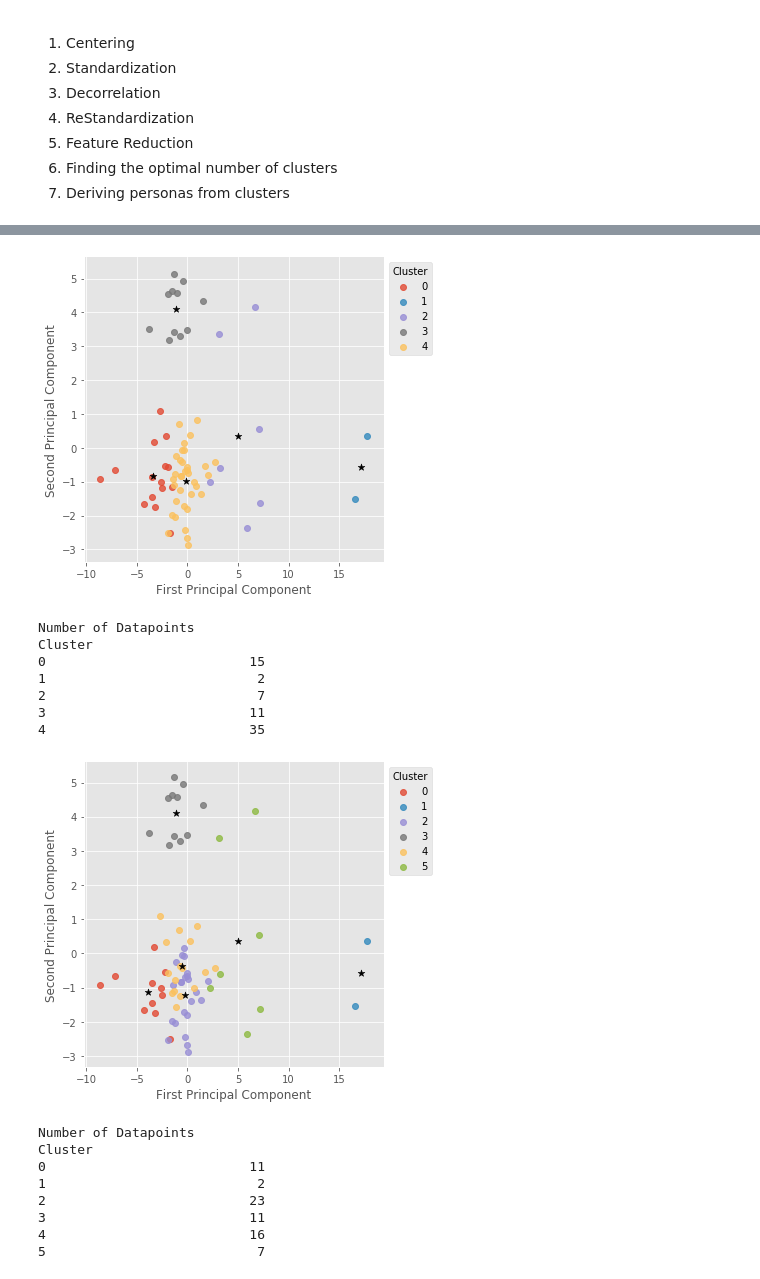
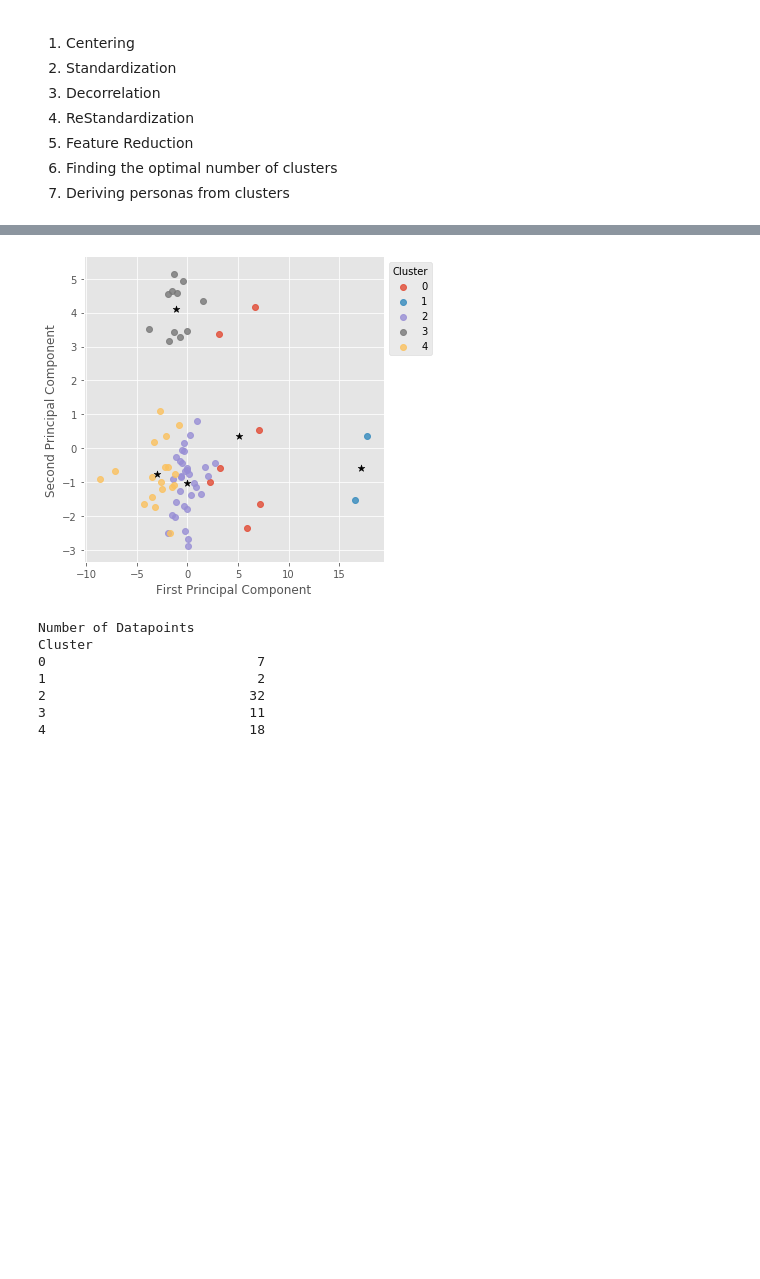
Before and after one commit to victor-alves/MapleSyrupAnalysis, a Jupyter notebook: src/data analysis/clustering.ipynb, the cells around one changed output, grey strips where cells are left out. Cells and saved outputs as stored; diff of their text form; code cells hidden in the pictures; blank space fills up the shorter version.

Commit message:
All the clustering you'd ever want in your maple syrup life.

```diff
--- a/src/data analysis/clustering.ipynb
+++ b/src/data analysis/clustering.ipynb
@@ -19,7 +19,7 @@ from statsmodels.stats.diagnostic import lilliefors
 from scipy.spatial.distance import cdist
 from scipy.stats import shapiro, kstest
 
-plt.style.use('ggplot')
+plt.style.use('tableau-colorblind10')
 # %%
 def encode_categorical_data(df: pd.DataFrame) -> pd.DataFrame:
     # turn each row as key-value pairs
@@ -226,7 +226,7 @@ def kmeans_clusters(df: pd.DataFrame, num_clusters: int):
     Returns:
         dataframe: Dataframe with the number of patients per cluster.
     '''
-    kmeans = KMeans(n_clusters=num_clusters, init="k-means++", max_iter=200, random_state=42)
+    kmeans = KMeans(n_clusters=num_clusters, init="k-means++", max_iter=300, random_state=63)
     kmeans.fit(df.values)
     labels = kmeans.predict(df.values)
 
@@ -275,7 +275,7 @@ def count_clusters(labels):
     results.set_index("Cluster", inplace=True)
     return results
 
-def cluster(decorrelated_data, original_data, cluster_counts):
+def cluster_analysis(decorrelated_data: pd.DataFrame, original_data: pd.DataFrame, cluster_counts: list):
     # Set number of clusters here
     all_results = dict()
 
@@ -347,21 +347,12 @@ elbow_method(reduced_data)
 # %%
-cluster_counts = [5, 6]
-results = cluster(reduced_data, feature_data, cluster_counts)
+cluster_counts = [5]
+results = cluster_analysis(reduced_data, feature_data, cluster_counts)
 # %% [output]
-[figure, old version]
+[figure, new version]
 Number of Datapoints
 Cluster
-0                          15
+0                           7
 1                           2
-2                           7
+2                          32
 3                          11
-4                          35
+4                          18
-[figure, removed]
-Number of Datapoints
-Cluster
-0                          11
-1                           2
-2                          23
-3                          11
-4                          16
-5                           7
```
Also changed, not shown: parts of 10 cells of this notebook, 21 other files.
